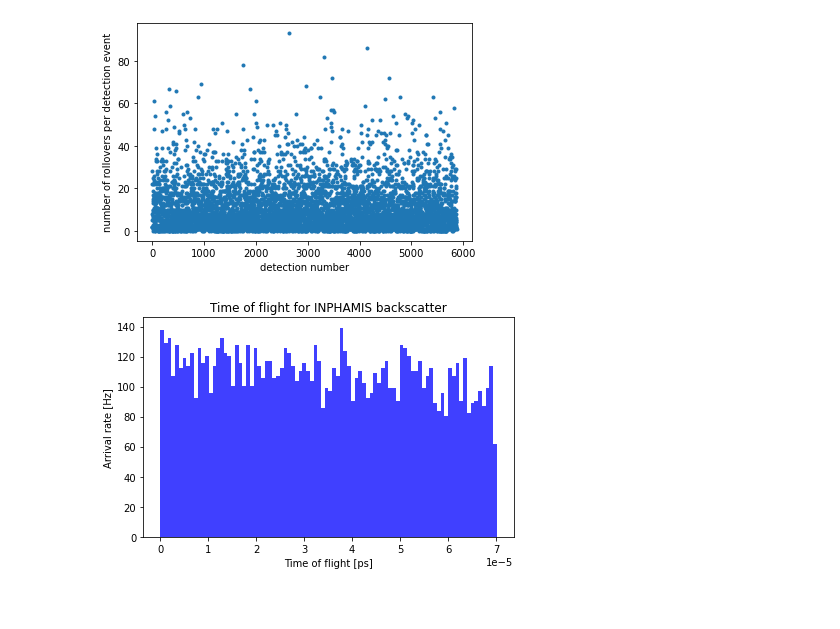
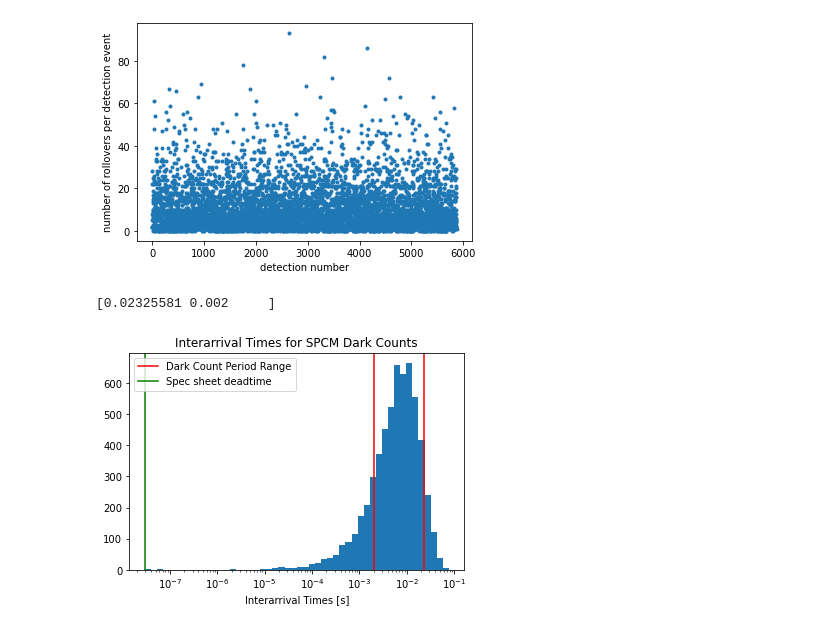
Before and after one commit to gkirchhoff32/ARSENL_backscatter_experiments, a Jupyter notebook: scripts/spcm_dark_counts/spcm_dcount_analysis.ipynb, the cells around one changed output. Saved outputs shown, nothing was run; the diff lists cells and outputs as text; code cells hidden in the pictures; blank space fills up the shorter version.

Commit message:
looked at interarrival periods for dark counts

```diff
--- a/scripts/spcm_dark_counts/spcm_dcount_analysis.ipynb
+++ b/scripts/spcm_dark_counts/spcm_dcount_analysis.ipynb
@@ -82,3 +82,11 @@ plt.show()
 Number of rollovers per dark count event:
 [ 2.  2. 28. ...  2.  4.  1.]
 [figure]
+# %%
+roll_cnts = 2**25
+total_rolls_before_dcount = np.cumsum(track_rolls)
+total_cnts_before_dcount = roll_cnts * total_rolls_before_dcount
+dcount_cnts = dcount_time + total_cnts_before_dcount
+# %%
+dcount_global_time = dcount_cnts * 25e-12 # [s] convert from clock count to s
+dcount_inter_time = np.diff(dcount_global_time)
@@ -85 +95,33 @@ Number of rollovers per dark count event:
+# %%
+spec_dcr = np.array([43, 500])  # [Hz] [Measured, Max]
+spec_dc_period = 1 / spec_dcr
+
+spec_deadtime = 29.1e-9  # [s]
+
+print(spec_dc_period)
+# %% [output]
+[0.02325581 0.002     ]
+# %%
+use_log = True
+
+num_bins = 50
+lin_bins = np.linspace(np.min(dcount_inter_time), np.max(dcount_inter_time), num_bins+1)
+log_bins = np.logspace(np.log10(np.min(dcount_inter_time)), np.log10(np.max(dcount_inter_time)), num_bins+1)
+
+fig = plt.figure()
+ax = fig.add_subplot(111)
+if use_log:
+    ax.hist(dcount_inter_time, log_bins)
+    ax.set_xscale('log')
+else:
+    ax.hist(dcount_inter_time, lin_bins)
+ax.set_xlabel('Interarrival Times [s]')
+ax.set_title('Interarrival Times for SPCM Dark Counts')
+plt.axvline(x=spec_dc_period[0], color='r', label='Dark Count Period Range')
+plt.axvline(x=spec_dc_period[1], color='r')
+plt.axvline(x=spec_deadtime, color='g', label="Spec sheet deadtime")
+plt.legend()
+plt.show()
+# %% [output]
+[figure, added]
 # %%
@@ -88,16 +130,14 @@ distance = flight_time / 1e12 * c / 2
 # %%
-### Histogram of time of flight ###
-fig = plt.figure()
-ax1 = fig.add_subplot(111)
-n, bins = np.histogram(flight_time/1e12, bins=90)
-binwidth = np.diff(bins)[0]
-N = n / binwidth / n_shots
-center = 0.5 * (bins[:-1] + bins[1:])
-ax1.bar(center, N, align='center', width=binwidth, color='b', alpha=0.75)
-ax1.set_xlabel('Time of flight [ps]')
-ax1.set_ylabel('Arrival rate [Hz]')
-ax1.set_title('Time of flight for INPHAMIS backscatter')
-plt.tight_layout()
-plt.show()
+# ### Histogram of time of flight ###
+# fig = plt.figure()
+# ax1 = fig.add_subplot(111)
+# n, bins = np.histogram(flight_time/1e12, bins=90)
+# binwidth = np.diff(bins)[0]
+# N = n / binwidth / n_shots
+# center = 0.5 * (bins[:-1] + bins[1:])
+# ax1.bar(center, N, align='center', width=binwidth, color='b', alpha=0.75)
+# ax1.set_xlabel('Time of flight [ps]')
+# ax1.set_ylabel('Arrival rate [Hz]')
+# ax1.set_title('Time of flight for INPHAMIS backscatter')
+# plt.tight_layout()
+# plt.show()
-# %% [output]
-[figure, removed]
```
Also changed, not shown: parts of 3 cells of this notebook.
